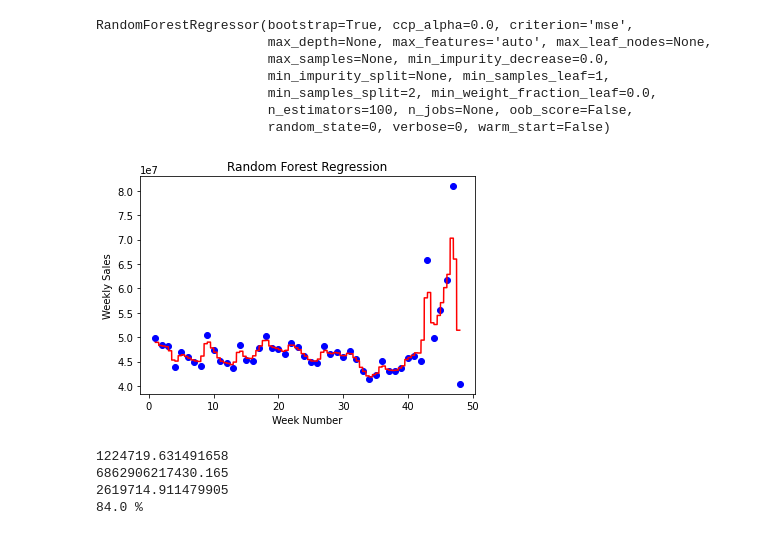
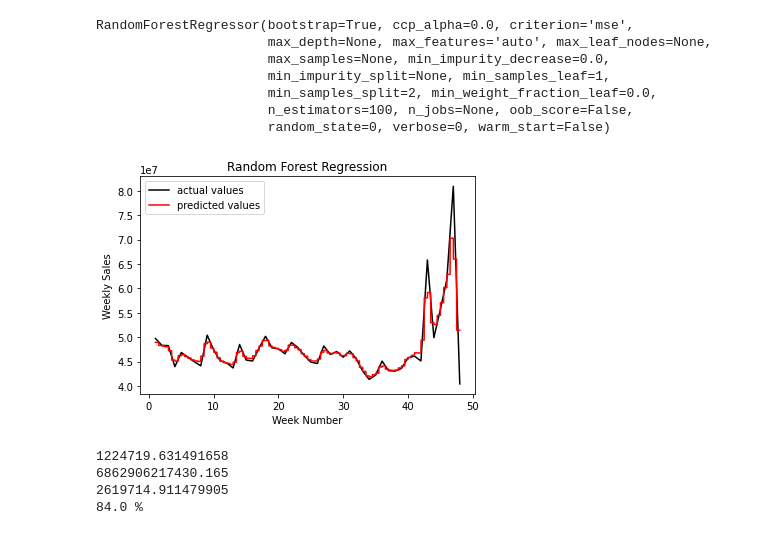
Before and after one commit to ChitrangGoyani/WalmartSalesForecasting, a Jupyter notebook: Walmart Sales Forecasting.ipynb, the cells around one changed output. Saved outputs shown, nothing was run; the diff lists cells and outputs as text; code cells hidden in the pictures.

```diff
--- a/Walmart Sales Forecasting.ipynb
+++ b/Walmart Sales Forecasting.ipynb
@@ -88,28 +78,29 @@ y_pred = regressor.predict(x)  # test the output by changing values
 # %%
 # Visualising the Random Forest Regression results
 
 # arange for creating a range of values
 # from min value of x to max
 # value of x with a difference of 0.01
 # between two consecutive values
 X_grid = np.arange(min(x), max(x), 0.01)
 
 # reshape for reshaping the data into a len(X_grid)*1 array,
 # i.e. to make a column out of the X_grid value
 X_grid = X_grid.reshape((len(X_grid), 1))
 
-# Scatter plot for original data
-plt.scatter(x, y, color = 'blue')
 
+ax = plt.subplot()
+#original data plot
+ax.plot(x,y,label="actual values",color="black")
 # plot predicted data
-plt.plot(X_grid, regressor.predict(X_grid),
-         color = 'red')
+ax.plot(X_grid,regressor.predict(X_grid),label="predicted values",color="red")
+ax.legend()
 plt.title('Random Forest Regression')
 plt.xlabel('Week Number')
 plt.ylabel('Weekly Sales')
 plt.show()
 # %% [output]
-[figure, old version]
+[figure, new version]
 # %%
 print(metrics.mean_absolute_error(y,y_pred))
 print(metrics.mean_squared_error(y,y_pred))
```
Also changed, not shown: parts of 5 cells of this notebook.
